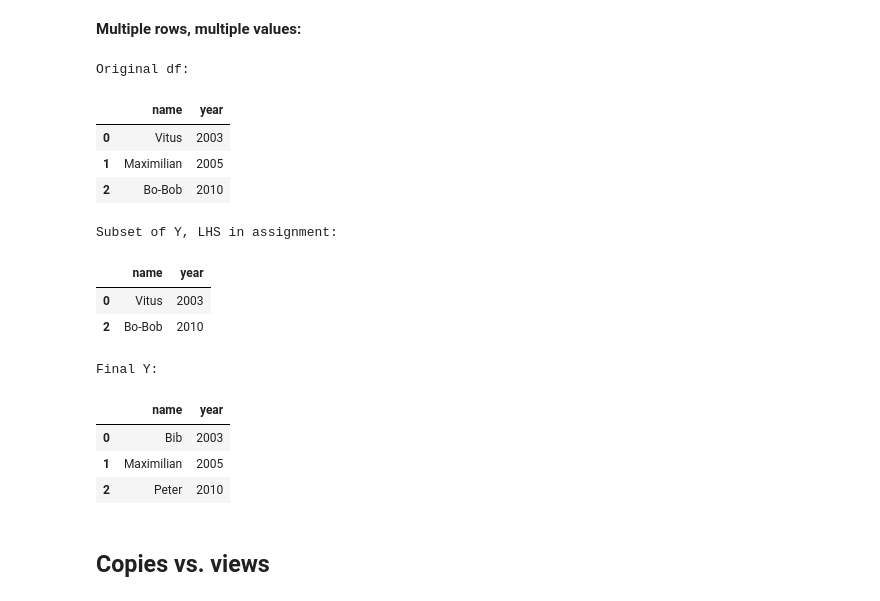
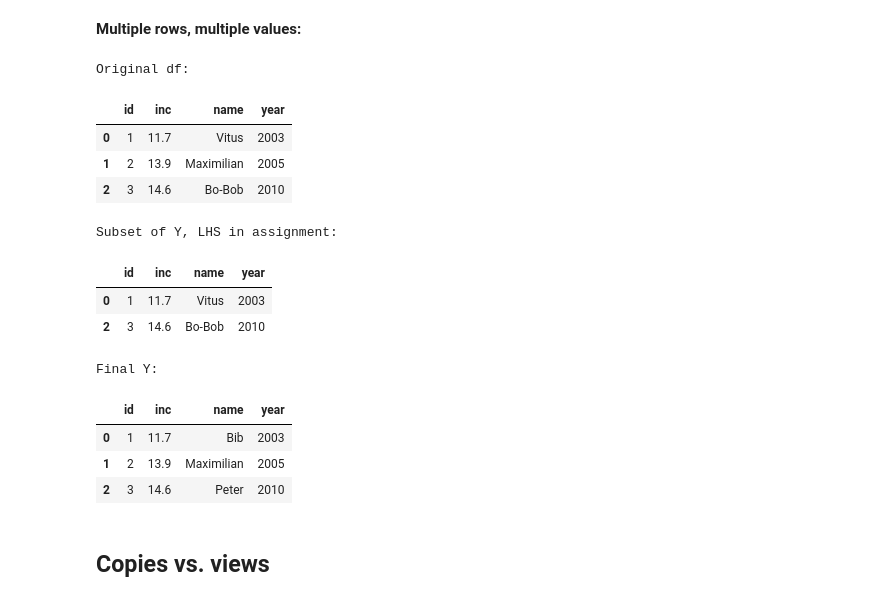
Before and after one commit to NumEconCopenhagen/lectures-2021, a Jupyter notebook: 07/Load_save_and_structure_data.ipynb, the cells around one changed output. Saved outputs shown, nothing was run; the diff lists cells and outputs as text; code cells hidden in the pictures.

```diff
--- a/07/Load_save_and_structure_data.ipynb
+++ b/07/Load_save_and_structure_data.ipynb
@@ -169,36 +169,36 @@ Y After change in names:
 **Multiple rows, multiple values:**
 # %%
 print('Original df:')
-Y = X.iloc[:,2:4].copy()
+Y = X.iloc[:,0:4].copy()
 display(Y)
 
 # Subset the rows, where name is Vitus or year is 2005. LHS is incidentally only 2 rows, which match the RHS!
 I = (Y.name == 'Vitus') | (Y.year == 2010)
 
 # Print LHS
 print('Subset of Y, LHS in assignment:')
 display(Y.loc[I,:])
 
 # Assignment
 Y.loc[I, ['name']] = ['Bib', 'Peter']
 
 print('Final Y:')
 Y
 # %% [output]
 Original df:
-|  | name | year |
-| 0 | Vitus | 2003 |
-| 1 | Maximilian | 2005 |
-| 2 | Bo-Bob | 2010 |
+|  | id | inc | name | year |
+| 0 | 1 | 11.7 | Vitus | 2003 |
+| 1 | 2 | 13.9 | Maximilian | 2005 |
+| 2 | 3 | 14.6 | Bo-Bob | 2010 |
 Subset of Y, LHS in assignment:
-|  | name | year |
-| 0 | Vitus | 2003 |
-| 2 | Bo-Bob | 2010 |
+|  | id | inc | name | year |
+| 0 | 1 | 11.7 | Vitus | 2003 |
+| 2 | 3 | 14.6 | Bo-Bob | 2010 |
 Final Y:
-|  | name | year |
-| 0 | Bib | 2003 |
-| 1 | Maximilian | 2005 |
-| 2 | Peter | 2010 |
+|  | id | inc | name | year |
+| 0 | 1 | 11.7 | Bib | 2003 |
+| 1 | 2 | 13.9 | Maximilian | 2005 |
+| 2 | 3 | 14.6 | Peter | 2010 |
 # %% [markdown]
 ## Copies vs. views
 # %% [markdown]
```
Also changed, not shown: parts of 2 cells of this notebook.
